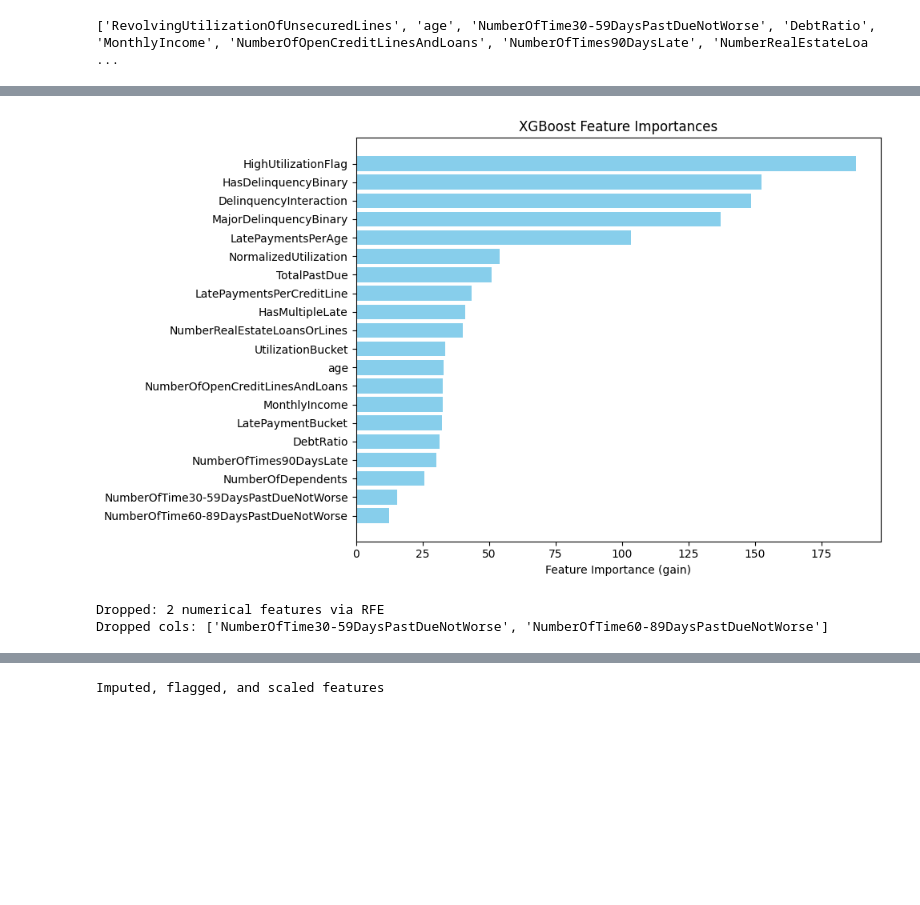
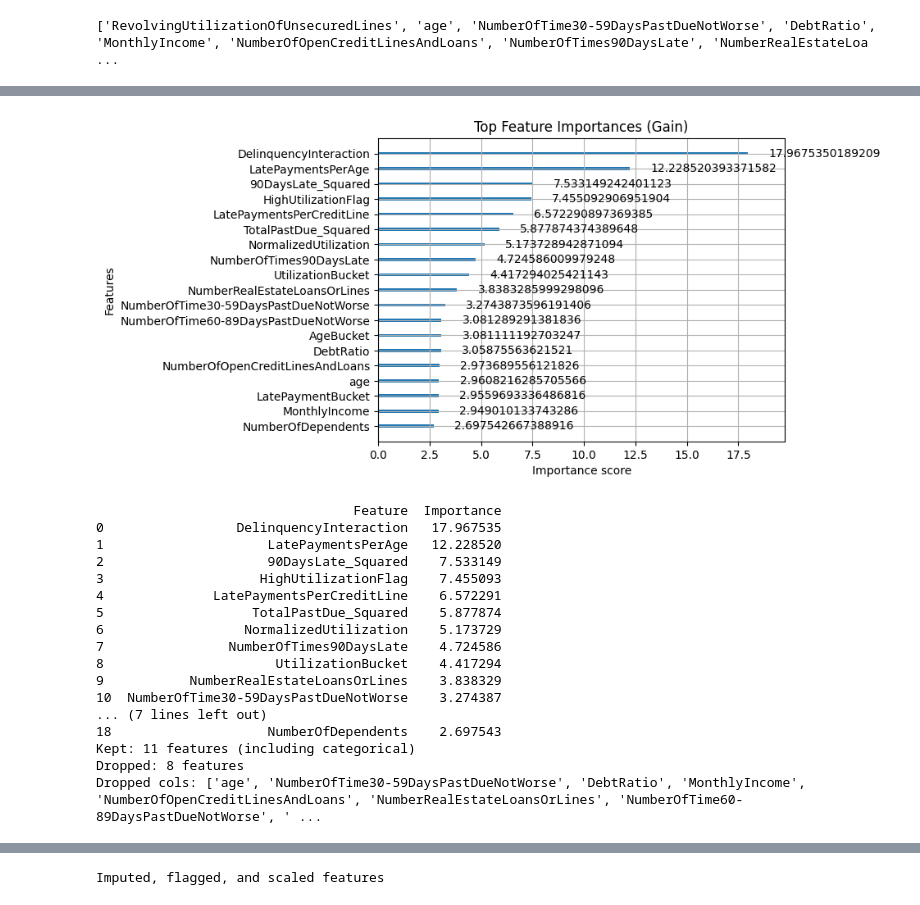
Before and after one commit to sunnysunny77/loan, a Jupyter notebook: cr.ipynb, the cells around one changed output, grey strips where cells are left out. Cells and saved outputs as stored; diff of their text form; code cells hidden in the pictures; blank space fills up the shorter version.

```diff
--- a/cr.ipynb
+++ b/cr.ipynb
@@ -659,6 +563,6 @@ X_train, X_val, y_train, y_val = train_test_split(
 df_engi = engineer_features(X_train)
 # %%
 # Drop columns with missing
-df_drop, hm_cols_to_drop = drop_high_missing_cols(df_engi, threshold=0.17)
+df_drop, hm_cols_to_drop = drop_high_missing_cols(df_engi, threshold=0.25)
 # %% [output]
                                       MissingCount  MissingPercent
@@ -688,7 +593,7 @@ LatePaymentBucket            5           0.01
 No high cardinality cols dropped
 # %%
 # Collapse rare categories
-df_collapsed, rare_maps = collapse_rare_categories(df_high, threshold=0.067)
+df_collapsed, rare_maps = collapse_rare_categories(df_high, threshold=0.05)
 # %% [output]
 Column: UtilizationBucket
                    Count  Percent
@@ -745,17 +641,28 @@ Log-transformed: DelinquencyInteraction
 | 50% | 52.000000 | 0.000000 | 0.312459 | 8.388450 | 2.197225 | 0.000000 | ... |
 | 75% | 63.000000 | 0.000000 | 0.624238 | 8.909370 | 2.484907 | 0.000000 | ... |
 | max | 109.000000 | 4.595120 | 12.696011 | 14.260261 | 4.077537 | 4.595120 | ... |
-# %%
-# Plot features
-plot_feature_importance(df_log, y_train, bias_mode=False)
-# %% [output]
-[figure, removed]
 # %%
-# RFE numeric Feature selection
-df_selected, rfe_cols_to_drop = select_features(df_corr, y_train, n_features_to_select=16, bias_mode=False)
+# Feature selection
+df_selected, fs_cols_to_drop = select_features(df_log, y_train, n_to_keep=9, bias_mode=None)
 # %% [output]
+[figure, added]
-Dropped: 2 numerical features via RFE
-Dropped cols: ['NumberOfTime30-59DaysPastDueNotWorse', 'NumberOfTime60-89DaysPastDueNotWorse']
+                                 Feature  Importance
+0                 DelinquencyInteraction   17.967535
+1                     LatePaymentsPerAge   12.228520
+2                     90DaysLate_Squared    7.533149
+3                    HighUtilizationFlag    7.455093
+4              LatePaymentsPerCreditLine    6.572291
+5                   TotalPastDue_Squared    5.877874
+6                  NormalizedUtilization    5.173729
+7                NumberOfTimes90DaysLate    4.724586
+8                      UtilizationBucket    4.417294
+9           NumberRealEstateLoansOrLines    3.838329
+10  NumberOfTime30-59DaysPastDueNotWorse    3.274387
+... (7 lines left out)
+18                    NumberOfDependents    2.697543
+Kept: 11 features (including categorical)
+Dropped: 8 features
+Dropped cols: ['age', 'NumberOfTime30-59DaysPastDueNotWorse', 'DebtRatio', 'MonthlyIncome', 'NumberOfOpenCreditLinesAndLoans', 'NumberRealEstateLoansOrLines', 'NumberOfTime60-89DaysPastDueNotWorse', ' ...
 # %%
 # Columns
 num_col_order = df_selected.select_dtypes(include=['number']).columns.tolist()
```
Also changed, not shown: parts of 25 cells of this notebook, 19 other files.
